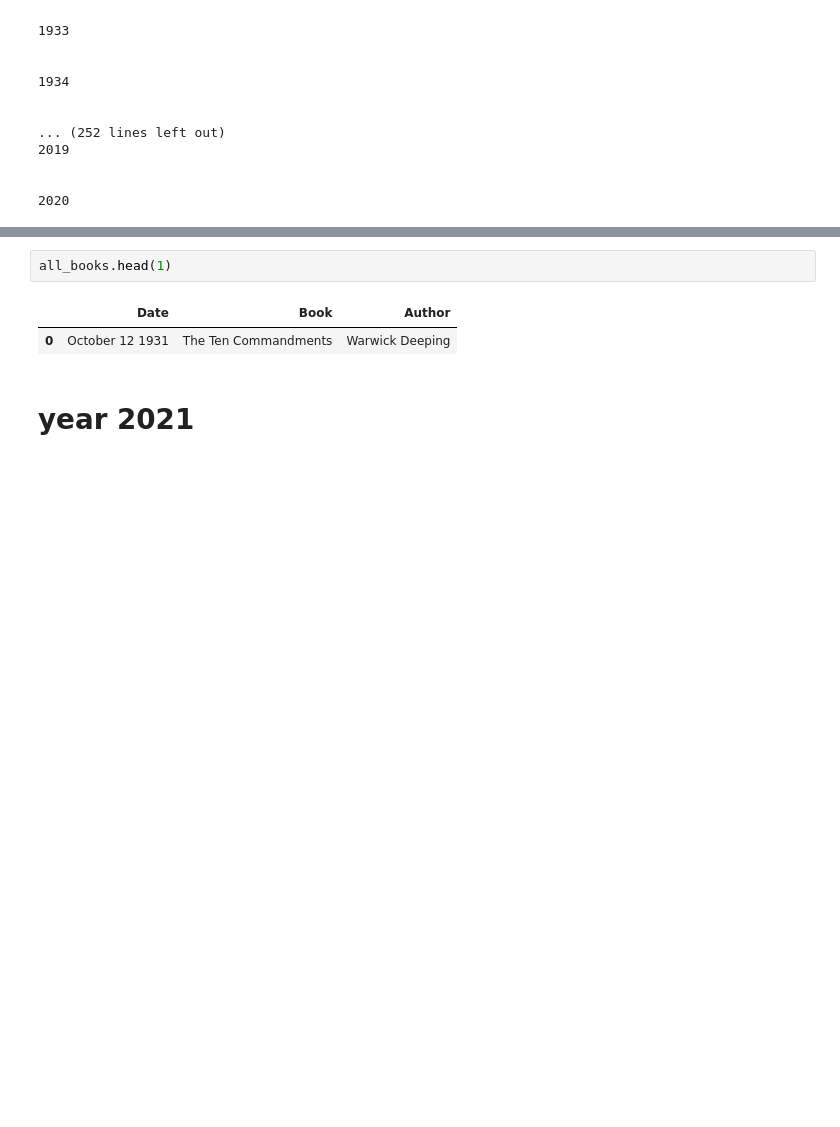
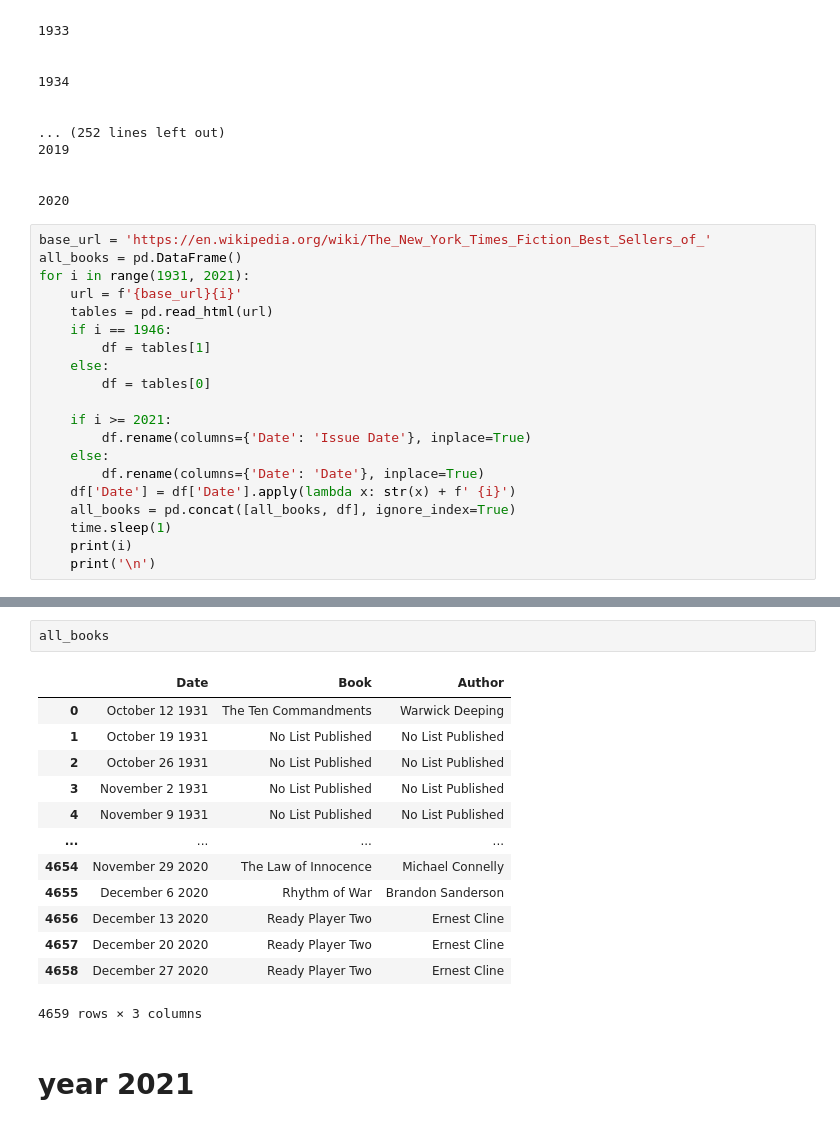
Before and after one commit to Booookkkkkssss/books_main, a Jupyter notebook: navs-folder/Lists-of-The-New-York-Times-fiction-best-sellers.ipynb, the cells around one changed output, grey strips where cells are left out. Saved outputs shown, nothing was run; the diff lists cells and outputs as text; blank space fills up the shorter version.

```diff
--- a/navs-folder/Lists-of-The-New-York-Times-fiction-best-sellers.ipynb
+++ b/navs-folder/Lists-of-The-New-York-Times-fiction-best-sellers.ipynb
@@ -48,3 +48,23 @@ for i in range(1931, 2021):
 
 
 2020
+# %%
+base_url = 'https://en.wikipedia.org/wiki/The_New_York_Times_Fiction_Best_Sellers_of_'
+all_books = pd.DataFrame()
+for i in range(1931, 2021):
+    url = f'{base_url}{i}'
+    tables = pd.read_html(url)
+    if i == 1946:
+        df = tables[1]
+    else:
+        df = tables[0]
+
+    if i >= 2021:
+        df.rename(columns={'Date': 'Issue Date'}, inplace=True)
+    else:
+        df.rename(columns={'Date': 'Date'}, inplace=True)
+    df['Date'] = df['Date'].apply(lambda x: str(x) + f' {i}')
+    all_books = pd.concat([all_books, df], ignore_index=True)
+    time.sleep(1)
+    print(i)
+    print('\n')
@@ -51,8 +89,19 @@ for i in range(1931, 2021):
 # %%
-all_books.head(1)
+all_books
 # %% [output]
 |  | Date | Book | Author |
 | 0 | October 12 1931 | The Ten Commandments | Warwick Deeping |
+| 1 | October 19 1931 | No List Published | No List Published |
+| 2 | October 26 1931 | No List Published | No List Published |
+| 3 | November 2 1931 | No List Published | No List Published |
+| 4 | November 9 1931 | No List Published | No List Published |
+| ... | ... | ... | ... |
+| 4654 | November 29 2020 | The Law of Innocence | Michael Connelly |
+| 4655 | December 6 2020 | Rhythm of War | Brandon Sanderson |
+| 4656 | December 13 2020 | Ready Player Two | Ernest Cline |
+| 4657 | December 20 2020 | Ready Player Two | Ernest Cline |
+| 4658 | December 27 2020 | Ready Player Two | Ernest Cline |
+4659 rows × 3 columns
 # %% [markdown]
 # year 2021
 # %%
```
Also changed, not shown: parts of 1 cell of this notebook, 4 other files.
